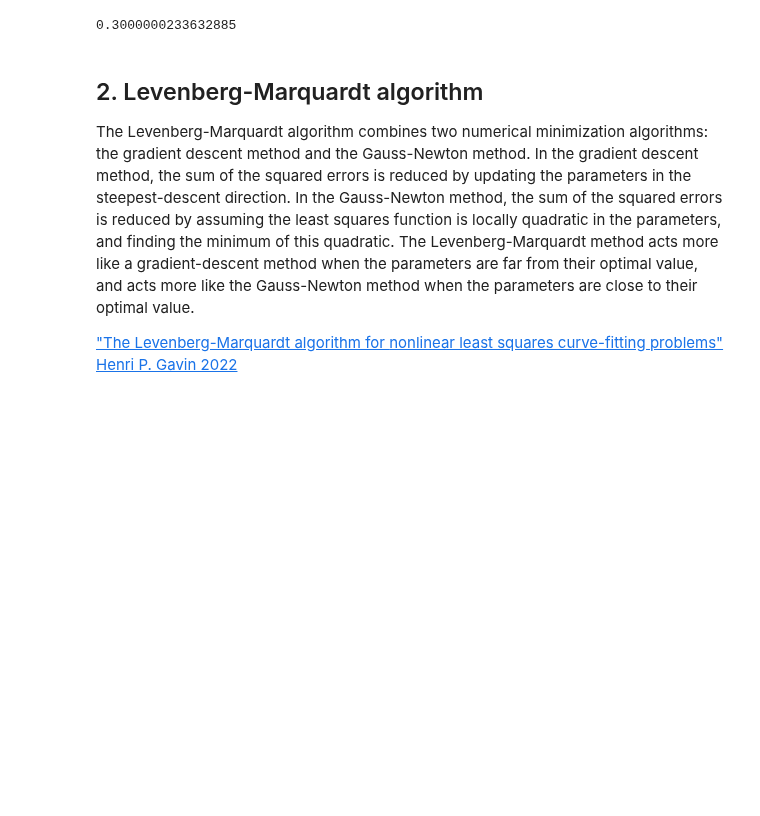
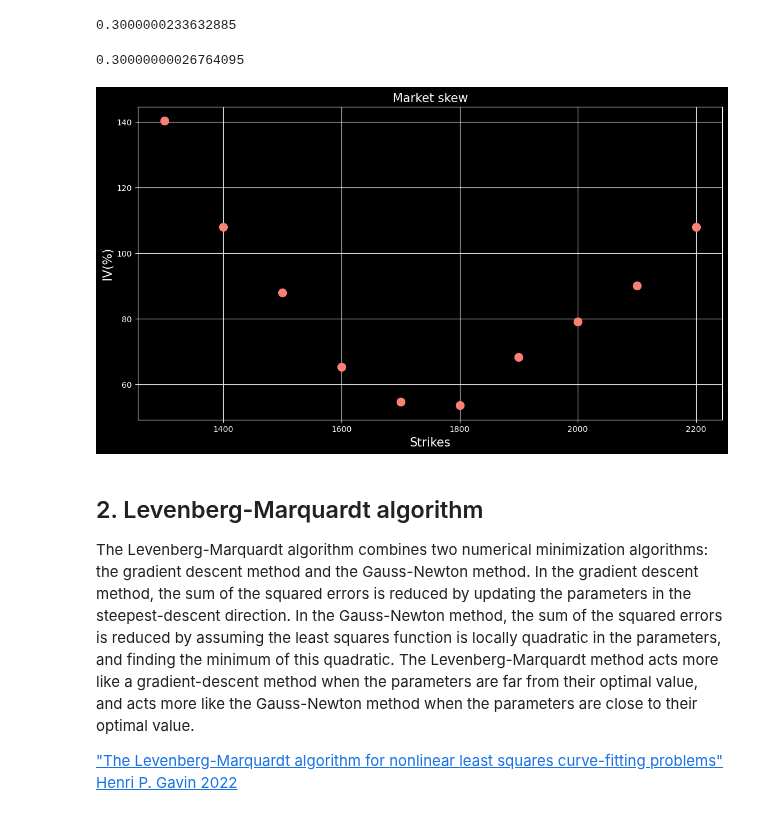
Before and after one commit to grinisrit/noa, a Jupyter notebook: docs/quant/vol_calibration.ipynb, the cells around one changed output. Drawn from its saved outputs; the diff is of its cells as text; code cells hidden in the pictures; blank space fills up the shorter version.

```diff
--- a/docs/quant/vol_calibration.ipynb
+++ b/docs/quant/vol_calibration.ipynb
@@ -182,3 +155,10 @@ implied_vol(V_mkt=
                 sigma_l=0.01, sigma_r=0.9)
 # %% [output]
 0.3000000233632885
+# %%
+implied_vol(V_mkt=
+            black_scholes_pv(sigma=0.3, S0=100, K=120, T=0.8, r=0.01, is_call=True),
+                                        S0=100, K=120, T=0.8, r=0.01, is_call=True,
+                sigma_l=0.01, sigma_r=0.9)
+# %% [output]
+0.30000000026764095
@@ -185,3 +172,48 @@ implied_vol(V_mkt=
+# %%
+@nb.jit()
+def get_implied_vols(
+    forward,
+    maturity,
+    strikes,
+    forward_values,
+    is_call=True
+):
+    f, T, Ks = forward, maturity, strikes
+    n = len(Ks)
+    ivols = np.zeros(n, dtype=np.float64)
+    for index in range(n):
+        K = Ks[index]
+        V_mkt = forward_values[index]
+        ivols[index] = implied_vol(V_mkt, f, K, T, r=0., is_call=is_call)
+    return ivols
+# %%
+strikes = np.concatenate((put_strikes, call_strikes))
+implied_vols = np.concatenate((
+    get_implied_vols(
+        forward,
+        T,
+        put_strikes,
+        puts,
+        is_call=False
+    ),
+    get_implied_vols(
+        forward,
+        T,
+        call_strikes,
+        calls,
+        is_call=True
+    )
+))
+# %%
+plt.figure(figsize=(13, 7))
+plt.plot(strikes, 100*implied_vols, '.C3', markersize=20)
+plt.title('Market skew', fontsize=15)
+plt.xlabel('Strikes', color='white', fontsize=15)
+plt.ylabel('IV(%)', color='white', fontsize=15)
+plt.grid()
+plt.show()
+# %% [output]
+[figure, added]
 # %% [markdown]
 ## 2. Levenberg-Marquardt algorithm
 
```
Also changed, not shown: parts of 39 cells of this notebook, 2 other files.
